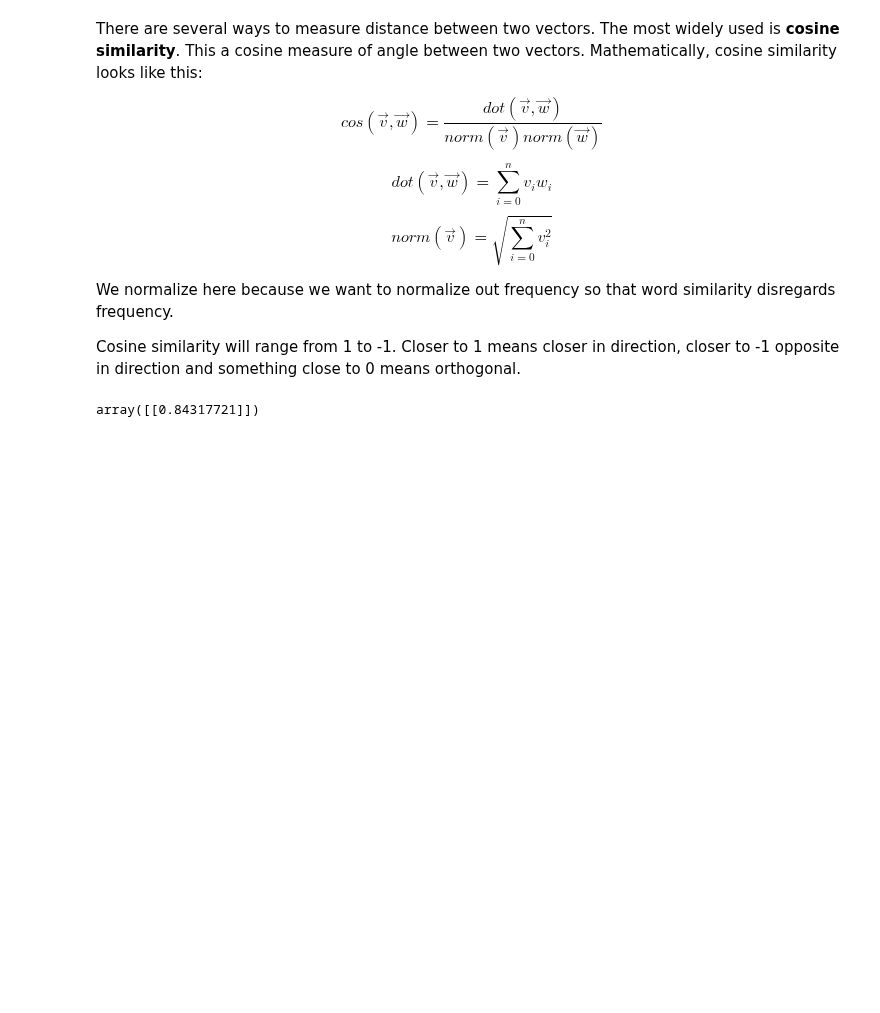
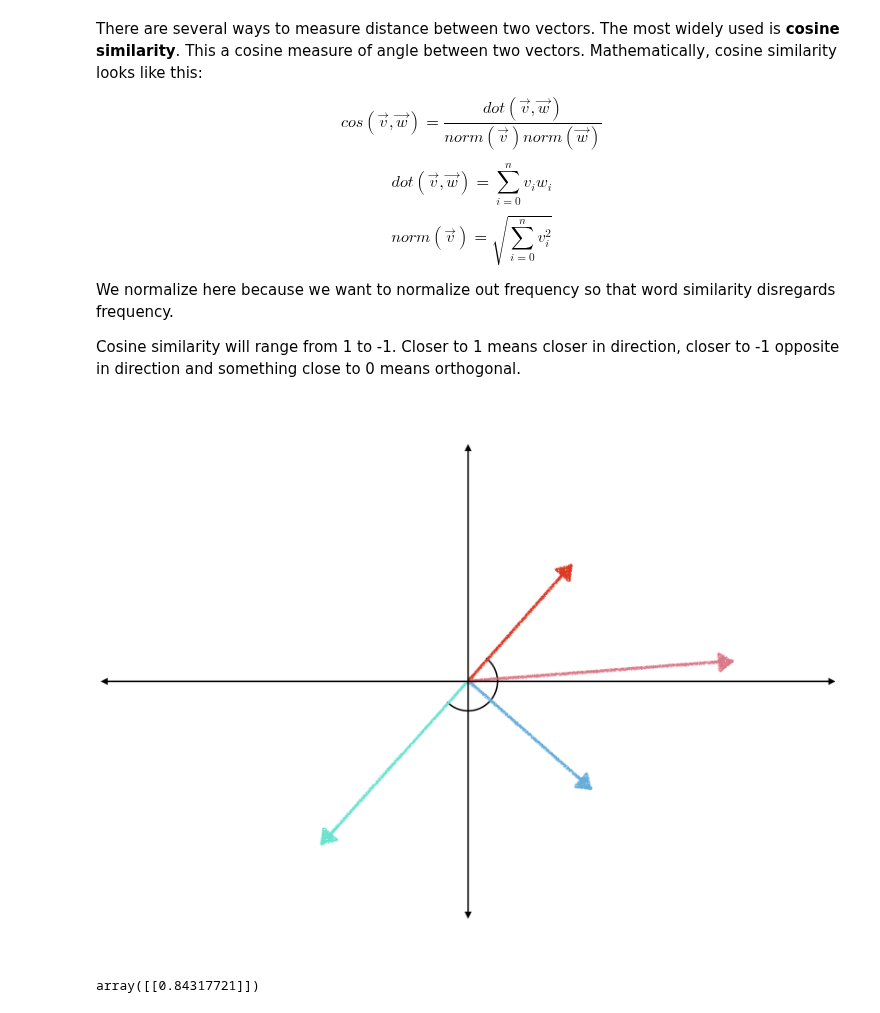
Before and after one commit to sul-cidr/dh2018-word-vector-workshops, a Jupyter notebook: part1.ipynb, the cells around one changed output. Cells and saved outputs as stored; diff of their text form; code cells hidden in the pictures; blank space fills up the shorter version.

```diff
--- a/part1.ipynb
+++ b/part1.ipynb
@@ -656,6 +656,11 @@ $$norm(\vec{v}) = \sqrt{\sum_{i=0}^{n}v_i^2}$$
 We normalize here because we want to normalize out frequency so that word similarity disregards frequency.
 
 Cosine similarity will range from 1 to -1. Closer to 1 means closer in direction, closer to -1 opposite in direction and something close to 0 means orthogonal.
+# %%
+from IPython.display import Image
+Image("./cosine.png")
+# %% [output]
+[figure, added]
 # %%
 from sklearn.metrics.pairwise import cosine_similarity
 # %%
```
Also changed, not shown: parts of 7 cells of this notebook, 2 other files.
